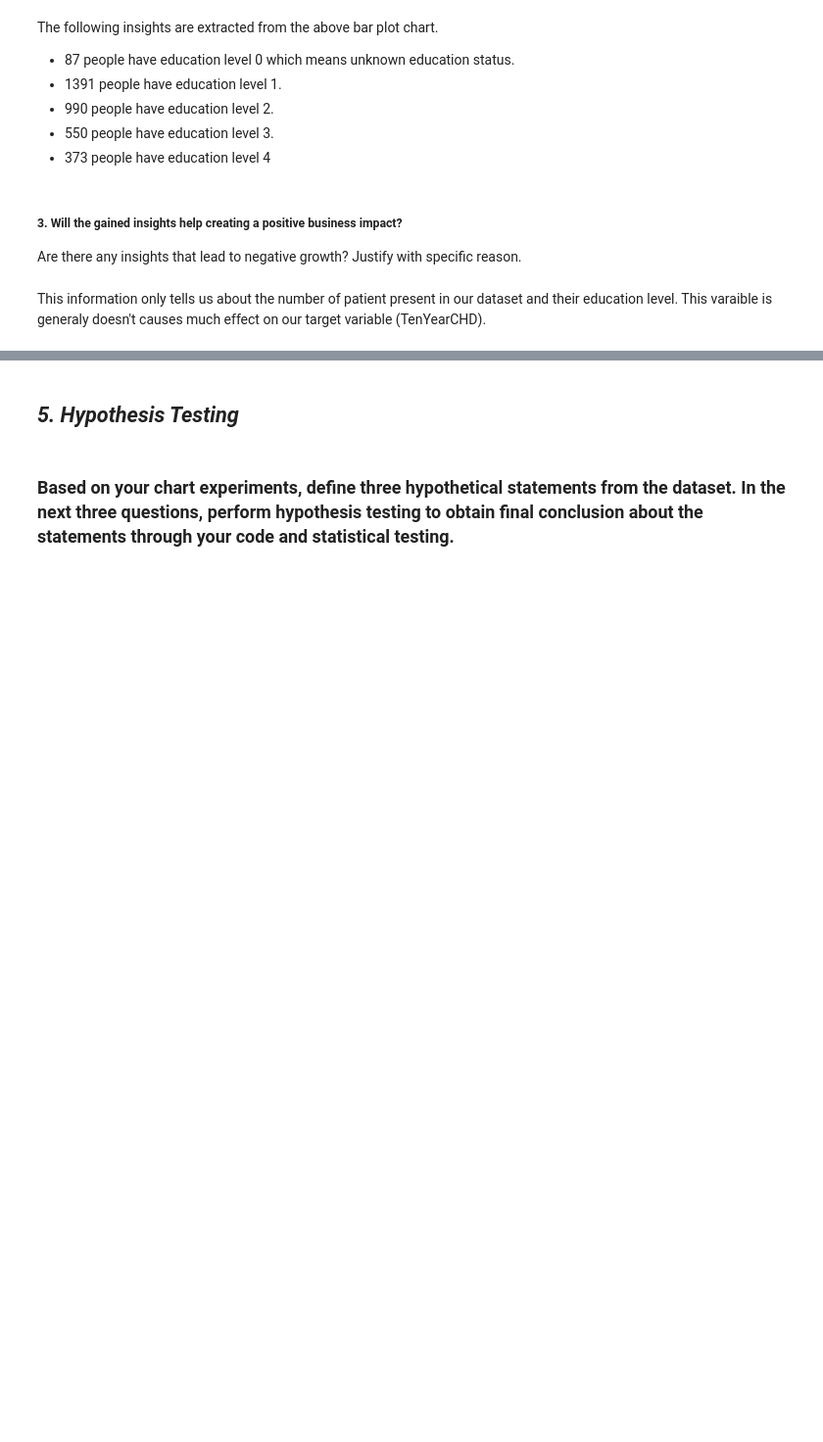
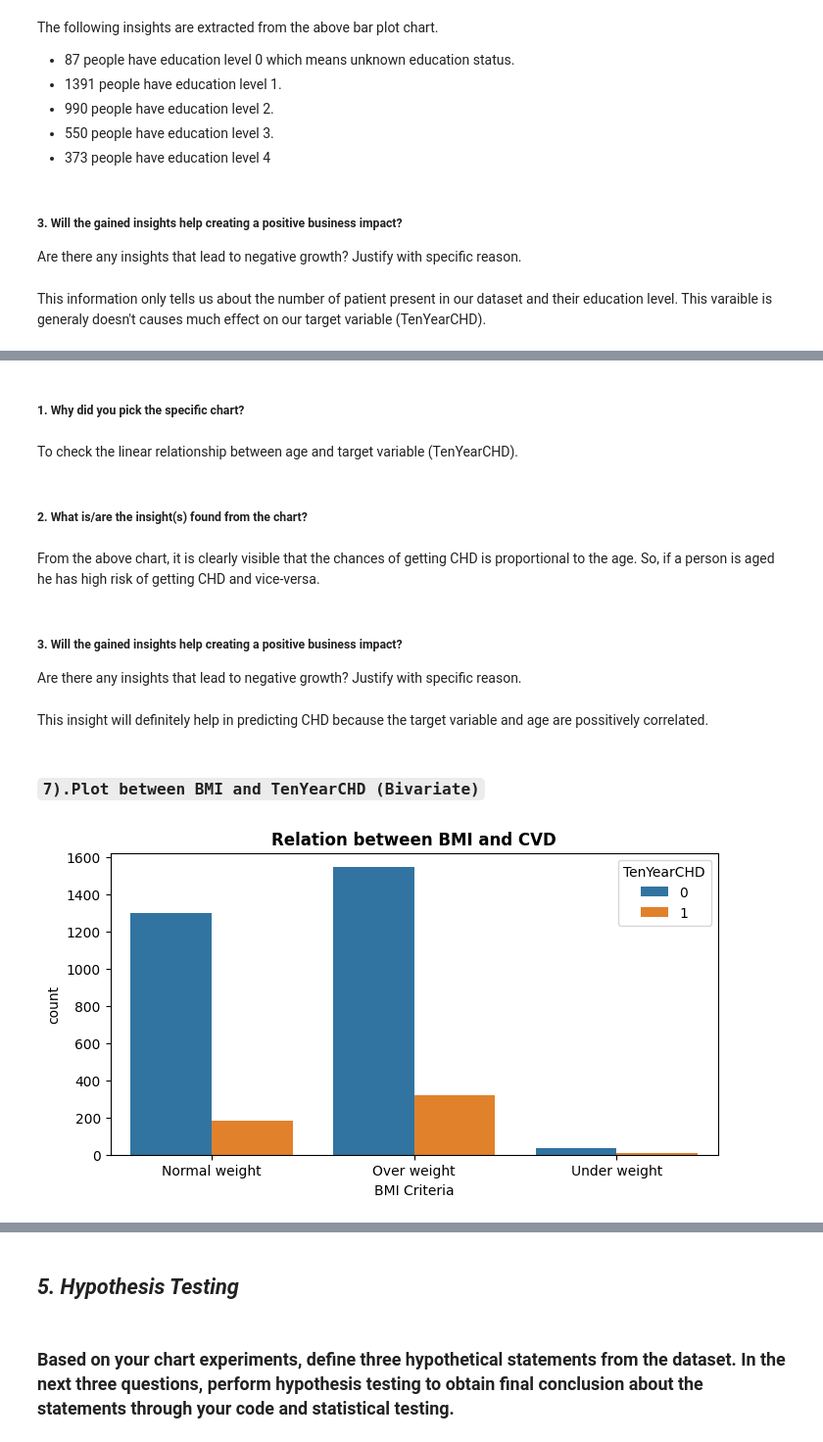
Before and after one commit to Vijaysiraw/ML_Classification_Cardiovascular_Risk_Prediction, a Jupyter notebook: Cardiovascular_Risk_Prediction.ipynb, the cells around one changed output, grey strips where cells are left out. Shown at 98% size. Cells and saved outputs as stored; diff of their text form; code cells hidden in the pictures; blank space fills up the shorter version.

```diff
--- a/Cardiovascular_Risk_Prediction.ipynb
+++ b/Cardiovascular_Risk_Prediction.ipynb
@@ -787,0 +570,31 @@ This information only tells us about the number of patient present in our datase
+# %% [markdown]
+##### 1. Why did you pick the specific chart?
+# %% [markdown]
+To check the linear relationship between age and target variable (TenYearCHD).
+# %% [markdown]
+##### 2. What is/are the insight(s) found from the chart?
+# %% [markdown]
+From the above chart, it is clearly visible that the chances of getting CHD is proportional to the age. So, if a person is aged he has high risk of getting CHD and vice-versa.
+# %% [markdown]
+##### 3. Will the gained insights help creating a positive business impact?
+Are there any insights that lead to negative growth? Justify with specific reason.
+# %% [markdown]
+This insight will definitely help in predicting CHD because the target variable and age are possitively correlated.
+# %% [markdown]
+### **`7).Plot between BMI and TenYearCHD (Bivariate)`**
+# %%
+#visualization code
+#copy data
+df_vis=cvrp_data.copy()
+#lets convert data in categorical form
+#Under weight <=18.5, Normal weight = 18.5 to 24.9 ,Over weight=above 25 bmi
+df_vis['BMI Criteria'] = cvrp_data['BMI'].apply(lambda x: 'Under weight' if x <=18.5 else ('Normal weight' if 18.5 < x <=24.9 else 'Over weight' ))
+dfplot_count=df_vis.groupby(['BMI Criteria'])['TenYearCHD'].value_counts()
+dfplot_per=df_vis.groupby(['BMI Criteria'])['TenYearCHD'].value_counts(normalize=True).mul(100).round(1).astype(str) + '%'
+ma_con=pd.concat([dfplot_count,dfplot_per], axis=1, keys=['count','Risk of THD']).reset_index()
+plt.figure(figsize=(8,4))
+ax=sns.barplot(x=ma_con['BMI Criteria'], y=ma_con['count'],hue=ma_con['TenYearCHD'])
+plt.title("Relation between BMI and CVD",weight='bold')
+plt.show()
+# %% [output]
+[figure, added]
```
Also changed, not shown: parts of 133 cells of this notebook.
